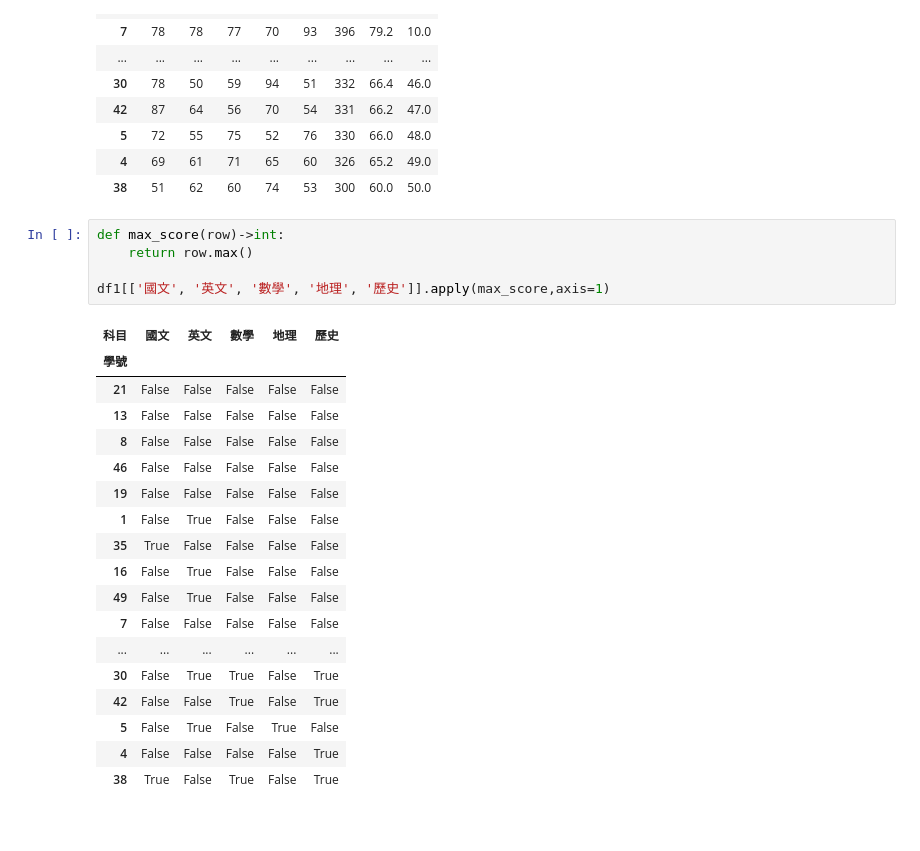
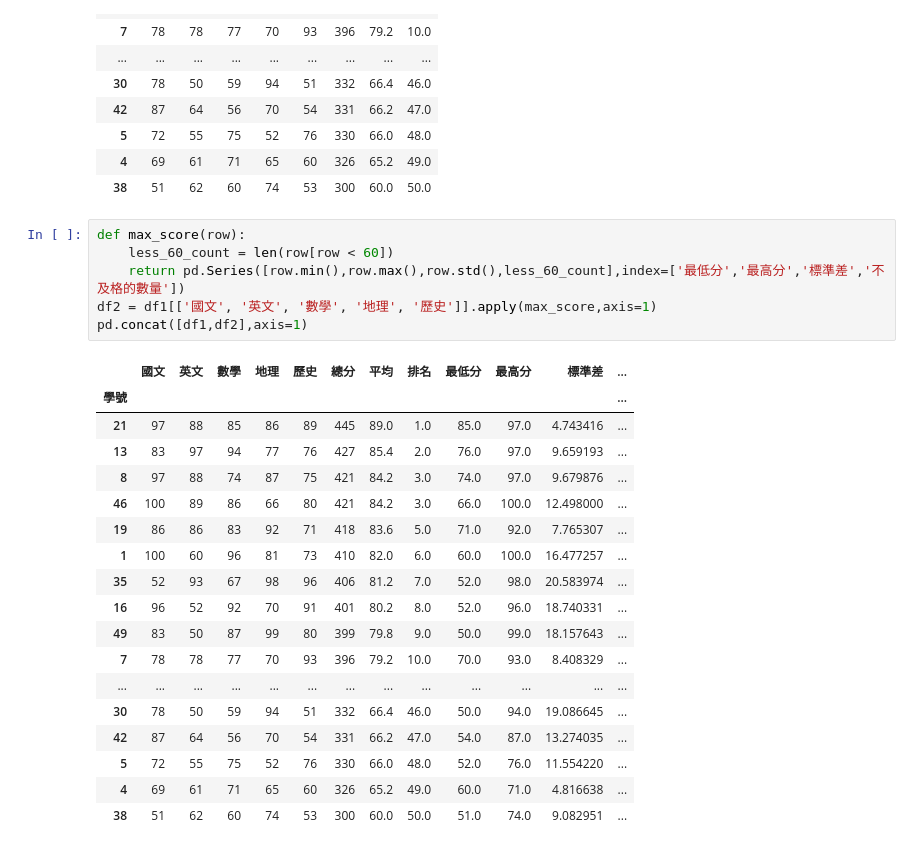
Before and after one commit to shuya152/python_analysis, a Jupyter notebook: lesson8/lesson8_5.ipynb, the cells around one changed output. Saved outputs shown, nothing was run; the diff lists cells and outputs as text.

```diff
--- a/lesson8/lesson8_5.ipynb
+++ b/lesson8/lesson8_5.ipynb
@@ -81,26 +81,27 @@ df1
 | 4 | 69 | 61 | 71 | 65 | 60 | 326 | 65.2 | 49.0 |
 | 38 | 51 | 62 | 60 | 74 | 53 | 300 | 60.0 | 50.0 |
 # %%
-def max_score(row)->int:
-    return row.max()
-
-df1[['國文', '英文', '數學', '地理', '歷史']].apply(max_score,axis=1)
+def max_score(row):
+    less_60_count = len(row[row < 60])
+    return pd.Series([row.min(),row.max(),row.std(),less_60_count],index=['最低分','最高分','標準差','不及格的數量'])
+df2 = df1[['國文', '英文', '數學', '地理', '歷史']].apply(max_score,axis=1)
+pd.concat([df1,df2],axis=1)
 # %% [output]
-| 科目 | 國文 | 英文 | 數學 | 地理 | 歷史 |
-| 學號 |  |  |  |  |  |
-| 21 | False | False | False | False | False |
-| 13 | False | False | False | False | False |
-| 8 | False | False | False | False | False |
-| 46 | False | False | False | False | False |
-| 19 | False | False | False | False | False |
-| 1 | False | True | False | False | False |
-| 35 | True | False | False | False | False |
-| 16 | False | True | False | False | False |
-| 49 | False | True | False | False | False |
-| 7 | False | False | False | False | False |
-| ... | ... | ... | ... | ... | ... |
-| 30 | False | True | True | False | True |
-| 42 | False | False | True | False | True |
-| 5 | False | True | False | True | False |
-| 4 | False | False | False | False | True |
-| 38 | True | False | True | False | True |
+|  | 國文 | 英文 | 數學 | 地理 | 歷史 | 總分 | 平均 | 排名 | 最低分 | 最高分 | 標準差 | ... |
+| 學號 |  |  |  |  |  |  |  |  |  |  |  | ... |
+| 21 | 97 | 88 | 85 | 86 | 89 | 445 | 89.0 | 1.0 | 85.0 | 97.0 | 4.743416 | ... |
+| 13 | 83 | 97 | 94 | 77 | 76 | 427 | 85.4 | 2.0 | 76.0 | 97.0 | 9.659193 | ... |
+| 8 | 97 | 88 | 74 | 87 | 75 | 421 | 84.2 | 3.0 | 74.0 | 97.0 | 9.679876 | ... |
+| 46 | 100 | 89 | 86 | 66 | 80 | 421 | 84.2 | 3.0 | 66.0 | 100.0 | 12.498000 | ... |
+| 19 | 86 | 86 | 83 | 92 | 71 | 418 | 83.6 | 5.0 | 71.0 | 92.0 | 7.765307 | ... |
+| 1 | 100 | 60 | 96 | 81 | 73 | 410 | 82.0 | 6.0 | 60.0 | 100.0 | 16.477257 | ... |
+| 35 | 52 | 93 | 67 | 98 | 96 | 406 | 81.2 | 7.0 | 52.0 | 98.0 | 20.583974 | ... |
+| 16 | 96 | 52 | 92 | 70 | 91 | 401 | 80.2 | 8.0 | 52.0 | 96.0 | 18.740331 | ... |
+| 49 | 83 | 50 | 87 | 99 | 80 | 399 | 79.8 | 9.0 | 50.0 | 99.0 | 18.157643 | ... |
+| 7 | 78 | 78 | 77 | 70 | 93 | 396 | 79.2 | 10.0 | 70.0 | 93.0 | 8.408329 | ... |
+| ... | ... | ... | ... | ... | ... | ... | ... | ... | ... | ... | ... | ... |
+| 30 | 78 | 50 | 59 | 94 | 51 | 332 | 66.4 | 46.0 | 50.0 | 94.0 | 19.086645 | ... |
+| 42 | 87 | 64 | 56 | 70 | 54 | 331 | 66.2 | 47.0 | 54.0 | 87.0 | 13.274035 | ... |
+| 5 | 72 | 55 | 75 | 52 | 76 | 330 | 66.0 | 48.0 | 52.0 | 76.0 | 11.554220 | ... |
+| 4 | 69 | 61 | 71 | 65 | 60 | 326 | 65.2 | 49.0 | 60.0 | 71.0 | 4.816638 | ... |
+| 38 | 51 | 62 | 60 | 74 | 53 | 300 | 60.0 | 50.0 | 51.0 | 74.0 | 9.082951 | ... |
```
